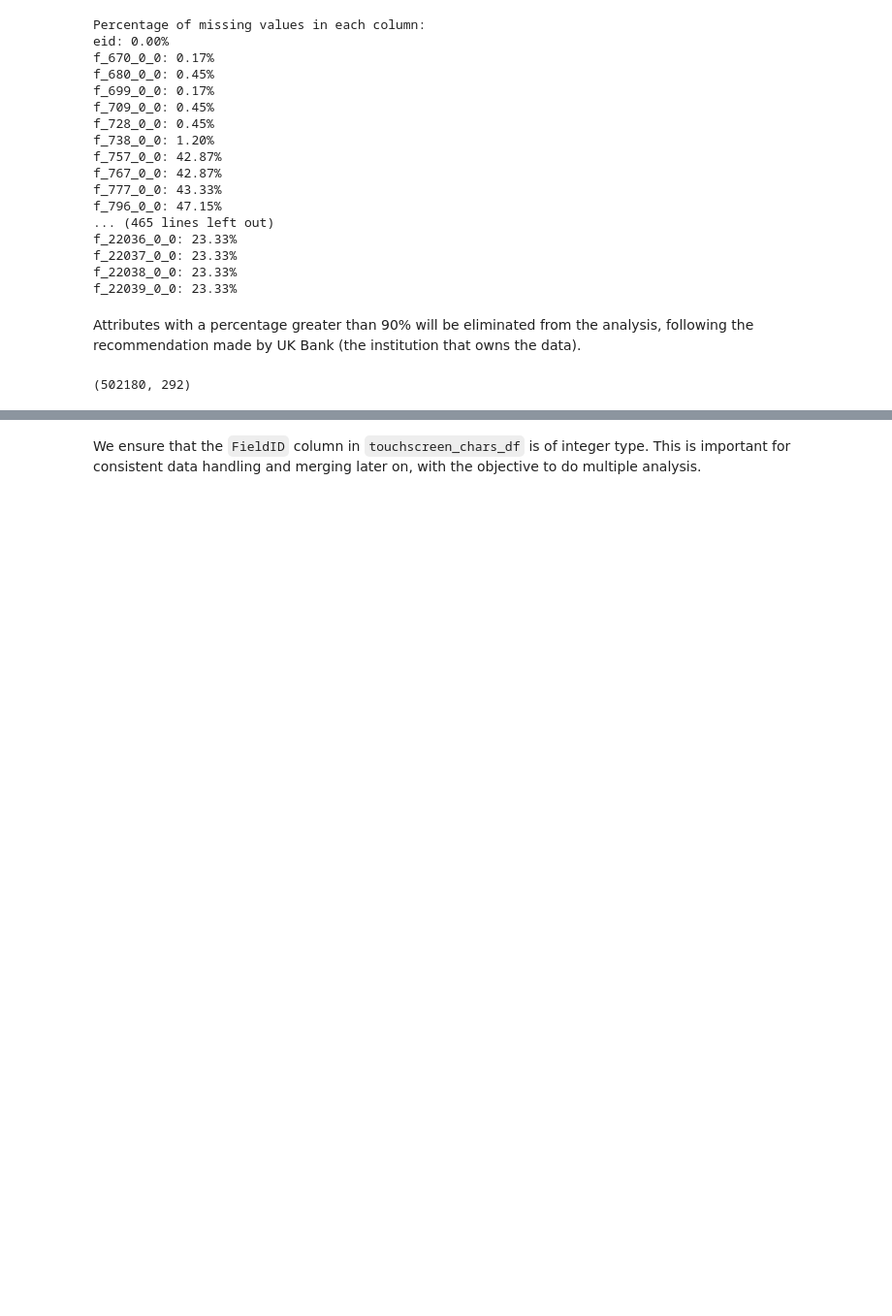
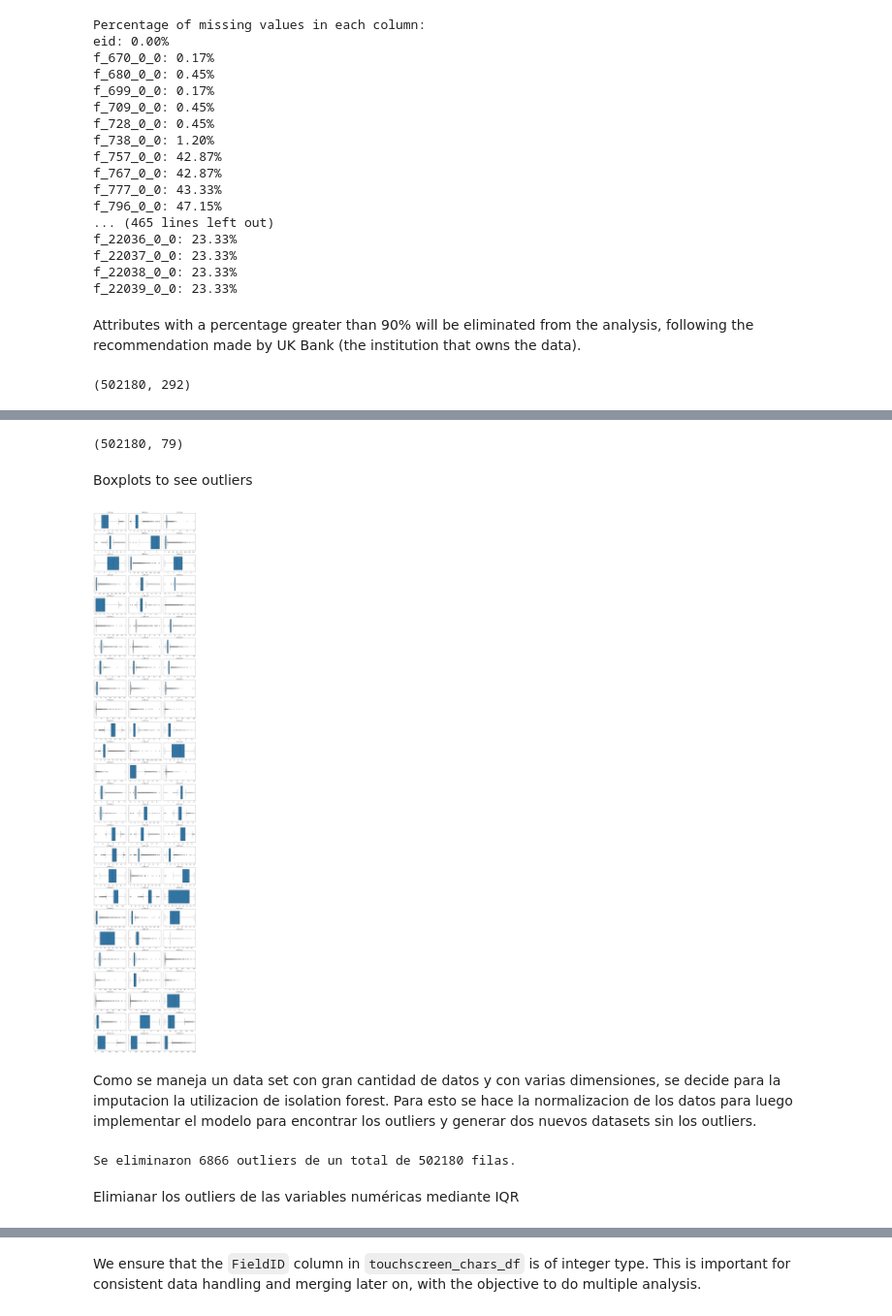
Before and after one commit to fsalamancar/Horizontal_UKB, a Jupyter notebook: touchscreen/touchscreen.ipynb, the cells around one changed output, grey strips where cells are left out. Shown at 97% size. Saved outputs shown, nothing was run; the diff lists cells and outputs as text; code cells hidden in the pictures; blank space fills up the shorter version.

```diff
--- a/touchscreen/touchscreen.ipynb
+++ b/touchscreen/touchscreen.ipynb
@@ -315,0 +450,79 @@ touchscreen_dr_df.head()
+# %%
+# List of irrelevant Field IDs to drop
+irrelevant_ids = [
+    # Integer
+    "20161"
+
+]
+
+# Create a regex pattern to match columns with the specified IDs
+pattern = re.compile(rf"^f_({'|'.join(irrelevant_ids)})_\d+_\d+$")
+
+# Find columns that match the pattern
+columns_to_drop = [col for col in numeric_df.columns if pattern.match(col)]
+
+# Drop the identified columns from the DataFrame
+numeric_df = numeric_df.drop(columns=columns_to_drop)
+
+# Validate the drop by checking the remaining columns
+print(numeric_df.shape)
+# %% [output]
+(502180, 79)
+# %% [markdown]
+Boxplots to see outliers
+# %%
+cols = numeric_df.columns.drop('eid')  # Quitamos la columna 'eid'
+n = len(cols)
+ncols = 3                              # 3 columnas
+nrows = math.ceil(n / ncols)          # Número de filas necesario
+
+# Crear una sola figura
+fig, axes = plt.subplots(nrows=nrows, ncols=ncols, figsize=(15, nrows * 3))
+axes = axes.flatten()  # Para recorrerlos fácilmente
+
+# Crear los boxplots
+for i, col in enumerate(cols):
+    sns.boxplot(x=numeric_df[col].dropna(), ax=axes[i])
+    axes[i].set_title(col)
+    axes[i].set_xlabel('')
+    axes[i].set_ylabel('')
+
+# Apagar los ejes sobrantes si hay menos gráficos que subplots
+for j in range(i + 1, len(axes)):
+    axes[j].axis('off')
+
+plt.tight_layout()
+plt.show()
+# %% [output]
+[figure, added]
+# %% [markdown]
+Como se maneja un data set con gran cantidad de datos y con varias dimensiones, se decide para la imputacion la utilizacion de isolation forest. Para esto se hace la normalizacion de los datos para luego implementar el modelo para encontrar los outliers y generar dos nuevos datasets sin los outliers.
+# %%
+# Guardamos solo las variables numéricas sin 'eid'
+features_df = numeric_df.drop(columns=['eid'])
+
+# Escalamos los datos
+scaler = StandardScaler()
+scaled_data = scaler.fit_transform(features_df)
+
+# Creamos y entrenamos el modelo
+iso_forest = IsolationForest(contamination='auto', random_state=42)
+outlier_labels = iso_forest.fit_predict(scaled_data)
+
+# Añadimos los resultados a numeric_df
+numeric_df['outlier'] = outlier_labels
+
+# Obtenemos solo los índices de las filas NO outliers
+valid_indices = numeric_df[numeric_df['outlier'] == 1]['eid']
+
+# Filtramos ambos DataFrames usando esos 'eid'
+numeric_df_clean = numeric_df[numeric_df['eid'].isin(valid_indices)].drop(columns='outlier')
+categorical_df_clean = categorical_df[categorical_df['eid'].isin(valid_indices)]
+
+n_total = numeric_df.shape[0]
+n_removed = n_total - len(valid_indices)
+print(f'Se eliminaron {n_removed} outliers de un total de {n_total} filas.')
+# %% [output]
+Se eliminaron 6866 outliers de un total de 502180 filas.
+# %% [markdown]
+Elimianar los outliers de las variables numéricas mediante IQR
```
Also changed, not shown: parts of 21 cells of this notebook.
